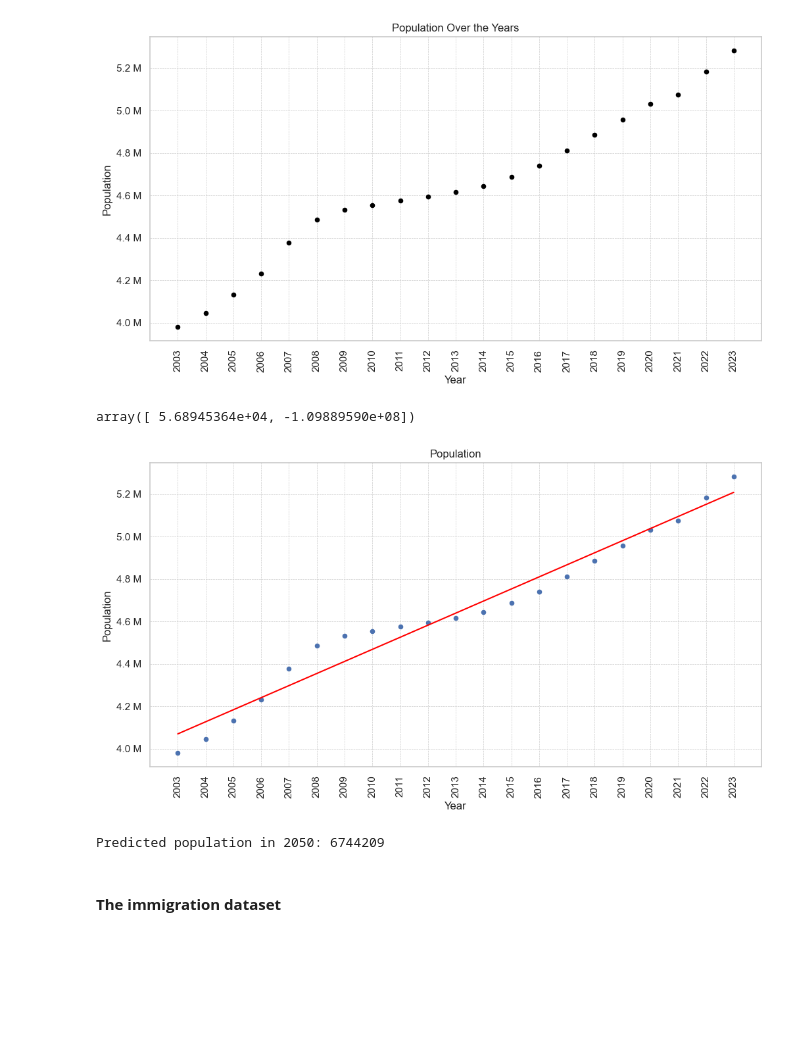
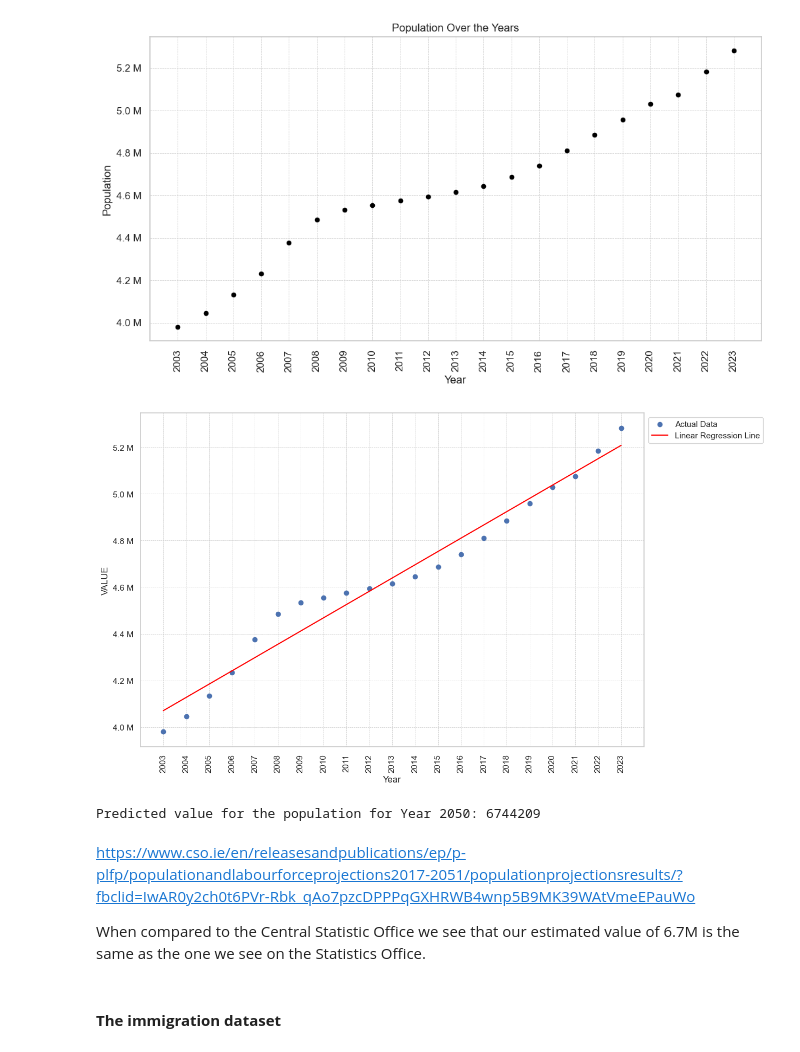
Before and after one commit to mkoleva0/DataAnalytics_CA1, a Jupyter notebook: CA1_Data_Prep_V4.ipynb, the cells around one changed output. Drawn from its saved outputs; the diff is of its cells as text; code cells hidden in the pictures; blank space fills up the shorter version.

Commit message:
updated linear regression

```diff
--- a/CA1_Data_Prep_V4.ipynb
+++ b/CA1_Data_Prep_V4.ipynb
@@ -515,35 +516,27 @@ plt.show()
 # %% [output]
 [figure]
 # %%
-x = filtered_BothSex['Year']
+X = filtered_BothSex[['Year']]
 y = filtered_BothSex['VALUE']
-fit = np.polyfit(x, y, deg=1)
 
-fit
+
+model = LinearRegression()
+model.fit(X, y)
+
+predictions = model.predict(X)
-# %% [output]
-array([ 5.68945364e+04, -1.09889590e+08])
-# %%
-filtered_BothSex.plot(kind='scatter', x='Year', y='VALUE', figsize=(12, 6))
-
-plt.title('Population')
-plt.xlabel('Year')
-plt.ylabel('Population')
-
-plt.plot(x, fit[0] * x + fit[1], color='red')
-plt.annotate('y={0:.0f} x + {1:.0f}'.format(fit[0], fit[1]), xy=(2000, 150000))
-
-plt.xticks(x, rotation=90)
-plt.grid(True, linestyle='--', linewidth=0.5)
-plt.gca().yaxis.set_major_formatter(FuncFormatter(millions_formatter))
-
-plt.show()
-
-# prdiction formula:
-'Population = {0:.0f} * 2050 + {1:.0f}'.format(fit[0], fit[1])
-
-year = 2050
-population = fit[0] * year + fit[1]
-print(f"Predicted population in {year}: {population:.0f}")
-# %% [output]
-[figure, removed]
-Predicted population in 2050: 6744209
+# %%
+plt.figure(figsize=(12, 6))
+plt.scatter(X, y, label='Actual Data')
+plt.plot(X, predictions, color='red', label='Linear Regression Line')
+plt.xlabel('Year')
+plt.ylabel('VALUE')
+years = filtered_BothSex['Year'].values
+plt.xticks(years, rotation=90)
+plt.grid(True, linestyle='--', linewidth=0.5)
+plt.gca().yaxis.set_major_formatter(FuncFormatter(millions_formatter))
+plt.legend(title='', loc='upper left', bbox_to_anchor=(1, 1))
+
+
+plt.show()
+# %% [output]
+[figure, added]
@@ -550,3 +546,16 @@ Predicted population in 2050: 6744209
+# %%
+new_data = pd.DataFrame({'Year': [2050]})
+
+# Make predictions for the year 2050
+predicted_value_2050 = model.predict(new_data)
+
+print(f"Predicted value for the population for Year 2050: {predicted_value_2050[0]:.0f}")
+# %% [output]
+Predicted value for the population for Year 2050: 6744209
+# %% [markdown]
+https://www.cso.ie/en/releasesandpublications/ep/p-plfp/populationandlabourforceprojections2017-2051/populationprojectionsresults/?fbclid=IwAR0y2ch0t6PVr-Rbk_qAo7pzcDPPPqGXHRWB4wnp5B9MK39WAtVmeEPauWo
+
+When compared to the Central Statistic Office we see that our estimated value of 6.7M is the same as the one we see on the Statistics Office.
 # %% [markdown]
 #### **The immigration dataset**
 # %% [markdown]
```
Also changed, not shown: parts of 3 cells of this notebook.
